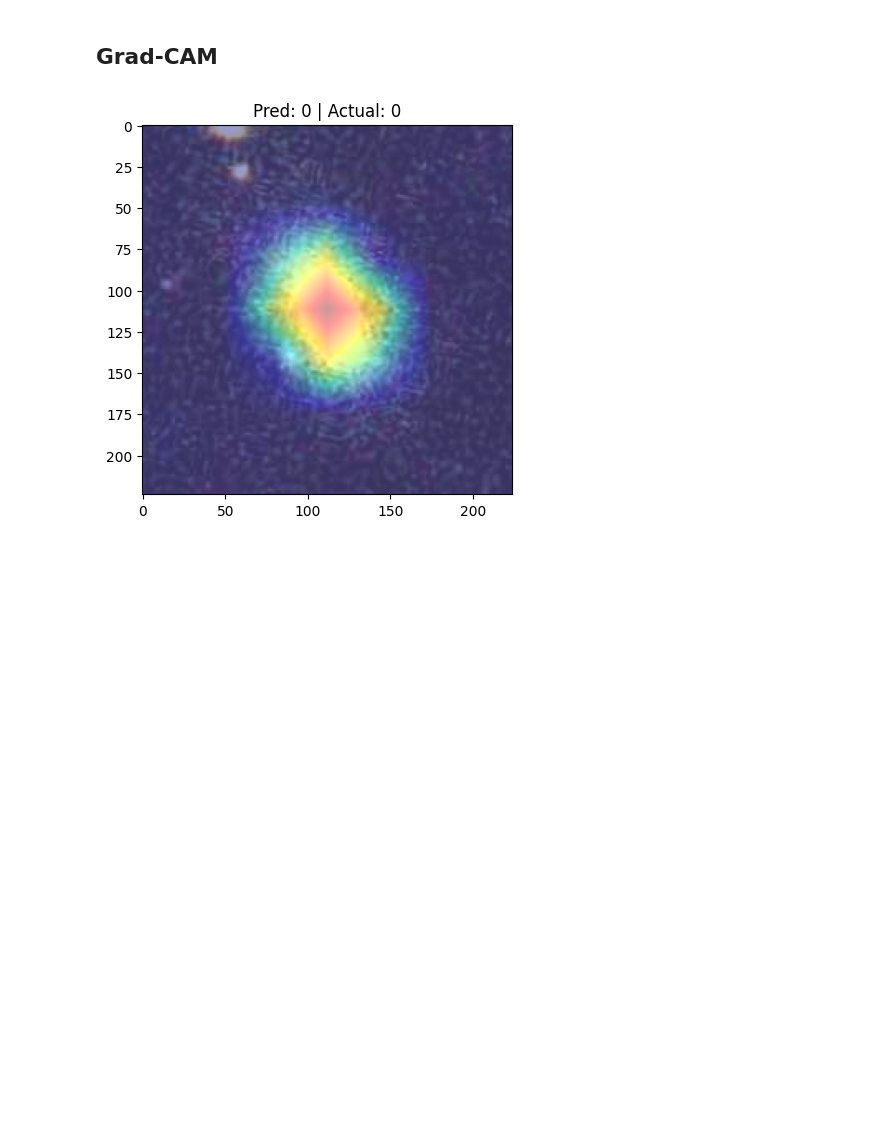
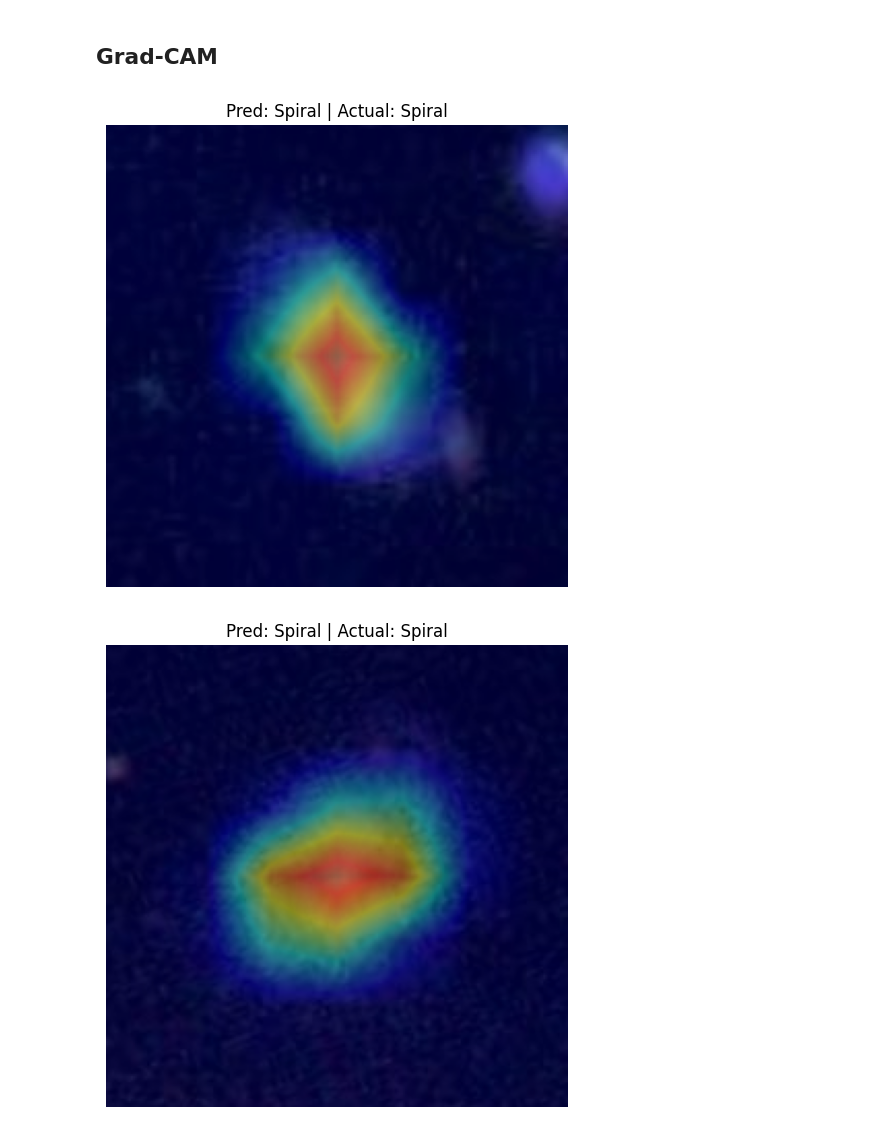
Before and after one commit to TatumSoward/ComputerVisionFinal-GalaxyMorphologyClassifier, a Jupyter notebook: aig210-demo.ipynb, the cells around one changed output. Cells and saved outputs as stored; diff of their text form; code cells hidden in the pictures; blank space fills up the shorter version.

Commit message:
Kaggle Notebook | AIG210-Demo | Video ready demo

```diff
--- a/aig210-demo.ipynb
+++ b/aig210-demo.ipynb
@@ -243,23 +243,43 @@ if eff_net:
 else:
     target_layer = model.layer4[-1]
     cam_extractor = GradCAM(model, target_layer)
-# %%
-model.eval()
-input_image, label = next(iter(test_loader))
-input_tensor = input_image[0].unsqueeze(0).to(device)
-
-# Generate Heatmap
-heatmap, pred_idx = cam_extractor.generate_heatmap(input_tensor)
-
-# Prepare original image for display (Undo normalization)
-img_np = input_image[0].permute(1, 2, 0).cpu().numpy()
-img_np = (img_np * [0.229, 0.224, 0.225]) + [0.485, 0.456, 0.406]
-img_np = np.clip(img_np, 0, 1) * 255
-
-# Visualize
-final_viz = apply_colormap_on_image(img_np, heatmap)
-plt.imshow(final_viz)
-plt.title(f"Pred: {pred_idx} | Actual: {label[0].item()}")
-plt.show()
-# %% [output]
-[figure, removed]
+# %%
+model.eval()
+# 1. Get the total number of images in the dataset
+total_test_images = len(test_dataset)
+
+# 2. Get 3 random indices from the entire dataset range
+random_indices = np.random.randint(0, total_test_images, size=3)
+
+for i in random_indices:
+    # 3. Pull the specific image and label from the DATASET
+    # This ensures we aren't limited to just one batch
+    raw_image, label_idx = test_dataset[i]
+
+    # Add batch dimension and move to device
+    input_tensor = raw_image.unsqueeze(0).to(device)
+
+    # 4. Generate Heatmap
+    heatmap, pred_idx = cam_extractor.generate_heatmap(input_tensor)
+
+    # 5. Prepare original image for display (Undo normalization)
+    img_np = raw_image.permute(1, 2, 0).cpu().numpy()
+
+    # Use your specific GALAXY_MEAN and GALAXY_STD from earlier in the notebook
+    img_np = (img_np * GALAXY_STD) + GALAXY_MEAN
+    img_np = np.clip(img_np, 0, 1)
+
+    # 6. Visualize
+    # Ensure apply_colormap_on_image expects 0-255 or 0-1
+    final_viz = apply_colormap_on_image(img_np * 255, heatmap)
+
+    plt.figure(figsize=(6,6))
+    plt.imshow(final_viz)
+    # Map index back to string label for a better title
+    inv_label_map = {v: k for k, v in test_dataset.label_map.items()}
+    plt.title(f"Pred: {inv_label_map[pred_idx]} | Actual: {inv_label_map[label_idx]}")
+    plt.axis('off')
+    plt.show()
+# %% [output]
+[figure, added]
+[figure, added]
```
Also changed, not shown: parts of 1 cell of this notebook.
